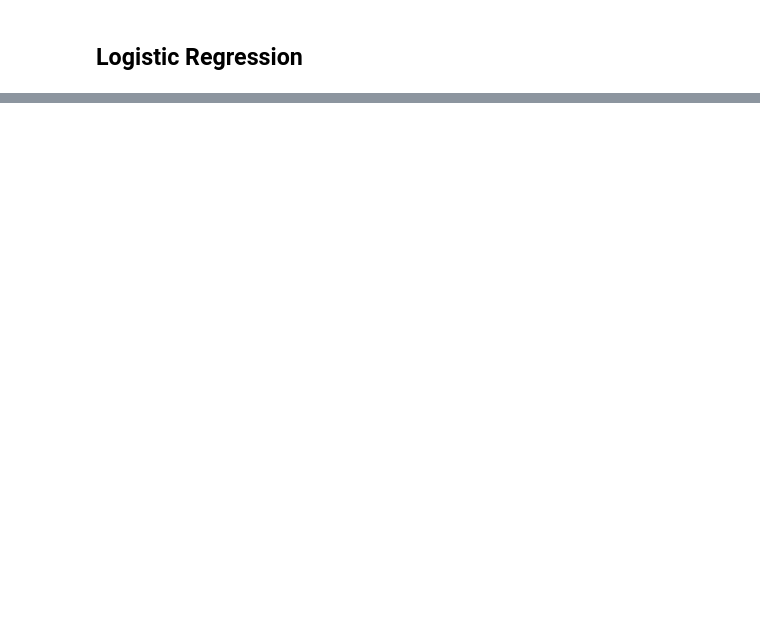
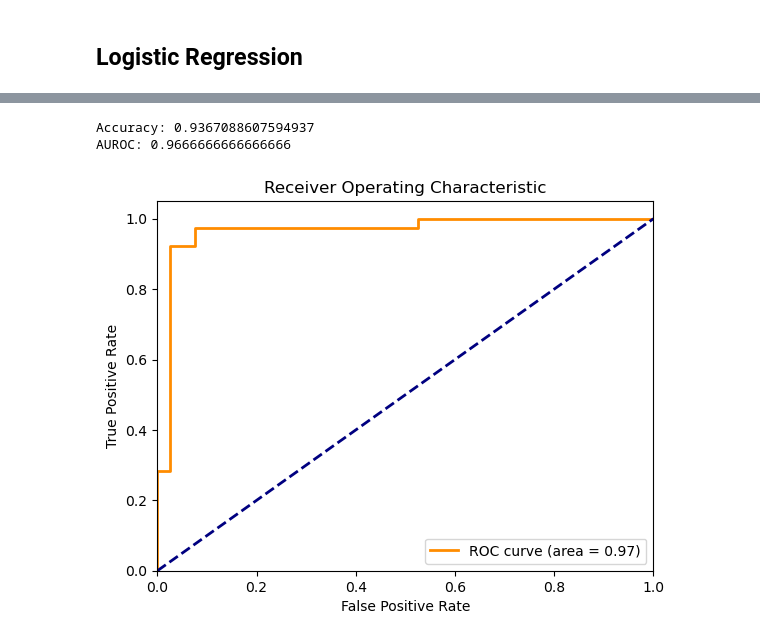
Before and after one commit to aryar11/CSCE633, a Jupyter notebook: Homework2/Arya_Rahmanian_HW2.ipynb, the cells around one changed output, grey strips where cells are left out. Cells and saved outputs as stored; diff of their text form; code cells hidden in the pictures; blank space fills up the shorter version.

```diff
--- a/Homework2/Arya_Rahmanian_HW2.ipynb
+++ b/Homework2/Arya_Rahmanian_HW2.ipynb
@@ -41,9 +40,7 @@ The shape of the dataset before preprocessing is:  (322, 21)
 # %%
 # Extracting labels and features
-
-label = df["NewLeague"]
-
-feature = df.drop("NewLeague", axis=1, inplace=False)
+X = df[['AtBat','Hits','HmRun','Runs','RBI','Walks','Years','CAtBat','CHits','CHmRun','CRuns','CRBI','CWalks','League','Division','PutOuts','Assists','Errors','Salary']]
+y = df[['NewLeague']]
 # %% [markdown]
 ### One-hot encoding for categorical features
 # %%
@@ -58,3 +53,10 @@ features = pd.concat([numbers, pd.get_dummies(not_numbers)],axis=1, join='inner'
+# %%
+NewLeague2number_dict = {
+    'A':0,
+    'N':1
+}
+
+y=y.replace({"NewLeague": NewLeague2number_dict})
 # %% [markdown]
 ### Transform labels
 # %%
@@ -63,4 +65,8 @@ label.replace('N', 1, inplace=True)
 # %% [markdown]
 ## Split Data
 # %%
-X_train, X_test, y_train, y_test = train_test_split(features, label, test_size=0.3, random_state=42)
+X_train, X_test, y_train, y_test = train_test_split(X, y, test_size=0.3, random_state=42)
+X_train = X_train.astype(np.int64)
+X_test = X_test.astype(np.int64)
+print(X_train.head())
+print(y_train.head())
@@ -162,0 +407,39 @@ TypeError: loop of ufunc does not support argument 0 of type float which has no
+# %%
+from sklearn.linear_model import LogisticRegression
+from sklearn.metrics import accuracy_score, roc_curve, roc_auc_score
+import matplotlib.pyplot as plt
+
+# Initialize and train the model
+model = LogisticRegression(solver='liblinear', random_state=0)
+model.fit(X_train_np, y_train_np)
+
+# Make predictions
+predictions = model.predict(X_test_np)
+
+# Calculate accuracy
+accuracy = accuracy_score(y_test_np, predictions)
+print(f'Accuracy: {accuracy}')
+
+# Get prediction probabilities for ROC curve
+probabilities = model.predict_proba(X_test_np)[:, 1]
+
+# Calculate ROC curve and AUROC
+fpr, tpr, _ = roc_curve(y_test_np, probabilities)
+roc_auc = roc_auc_score(y_test_np, probabilities)
+print(f'AUROC: {roc_auc}')
+
+# Plot ROC curve
+plt.figure()
+plt.plot(fpr, tpr, color='darkorange', lw=2, label=f'ROC curve (area = {roc_auc:0.2f})')
+plt.plot([0, 1], [0, 1], color='navy', lw=2, linestyle='--')
+plt.xlim([0.0, 1.0])
+plt.ylim([0.0, 1.05])
+plt.xlabel('False Positive Rate')
+plt.ylabel('True Positive Rate')
+plt.title('Receiver Operating Characteristic')
+plt.legend(loc='lower right')
+plt.show()
+# %% [output]
+Accuracy: 0.9367088607594937
+AUROC: 0.9666666666666666
+[figure, added]
```
Also changed, not shown: parts of 10 cells of this notebook.
